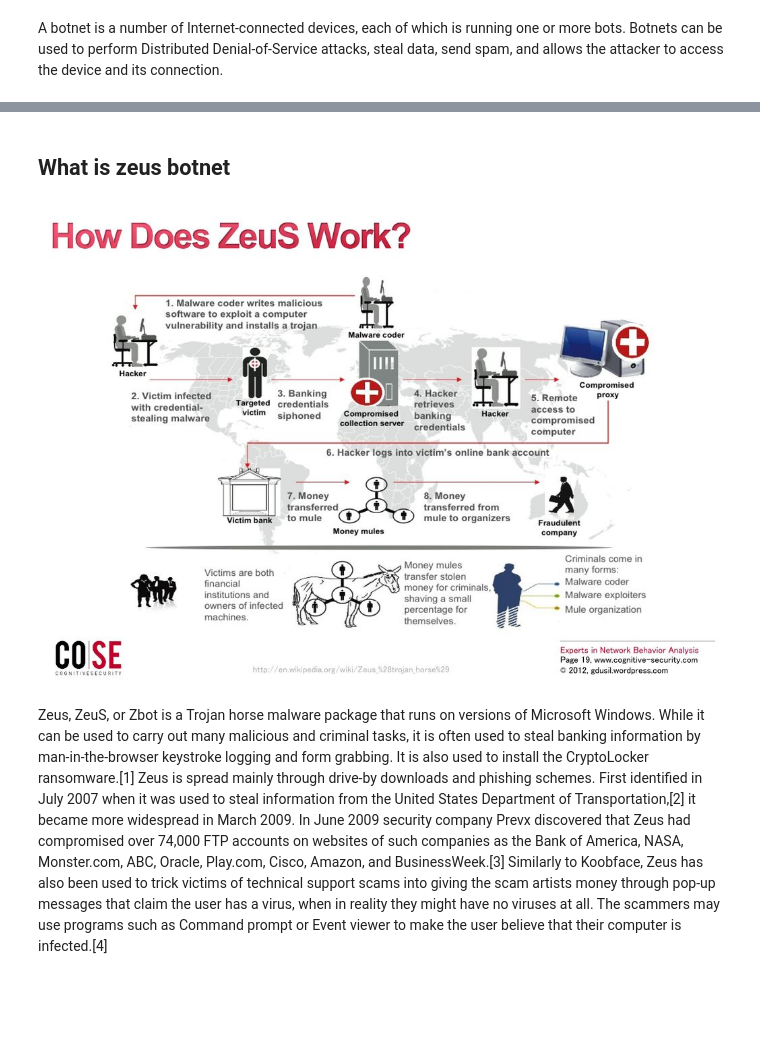
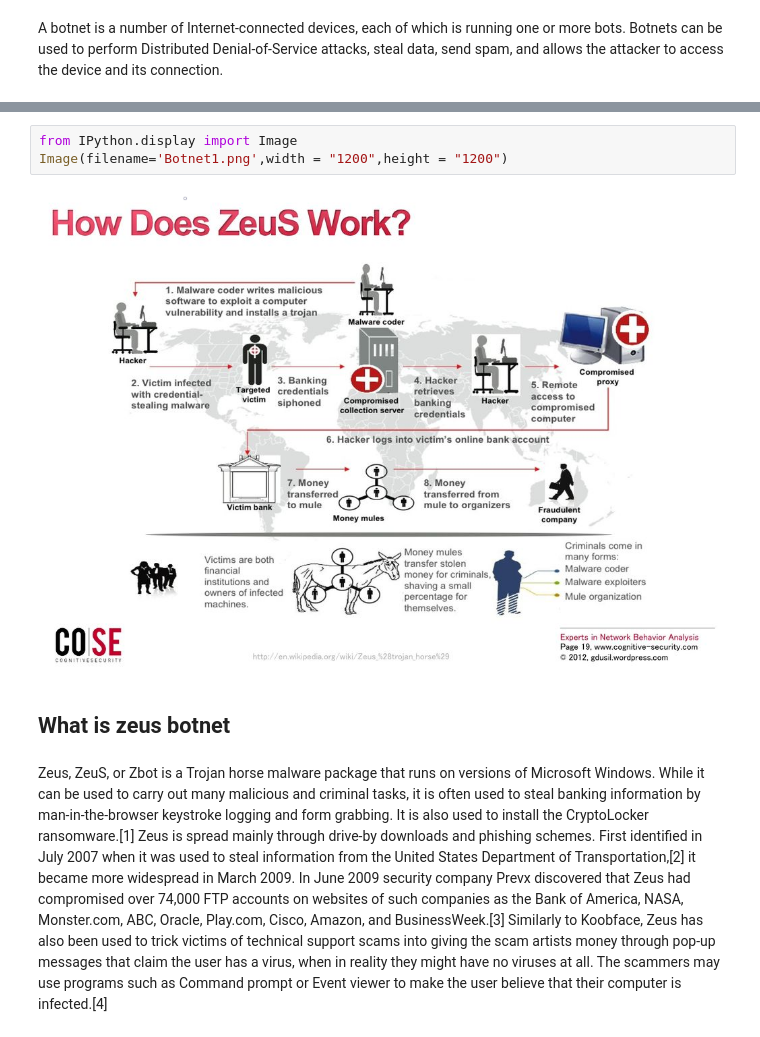
Before and after one commit to NSoni25/Botnet-Detection-Project, a Jupyter notebook: Botnet_Detection.ipynb, the cells around one changed output, grey strips where cells are left out. Drawn from its saved outputs; the diff is of its cells as text; blank space fills up the shorter version.

```diff
--- a/Botnet_Detection.ipynb
+++ b/Botnet_Detection.ipynb
@@ -13,7 +16,10 @@ and allows the attacker to access the device and its connection.
+# %%
+from IPython.display import Image
+Image(filename='Botnet1.png',width = "1200",height = "1200")
+# %% [output]
+[figure, added]
 # %% [markdown]
 ## What is zeus botnet
-# %% [markdown]
-![zeus.jpg](attachment:zeus.jpg)
 # %% [markdown]
 Zeus, ZeuS, or Zbot is a Trojan horse malware package that runs on versions of Microsoft Windows.
 While it can be used to carry out many malicious and criminal tasks,
```
Also changed, not shown: parts of 17 cells of this notebook.
